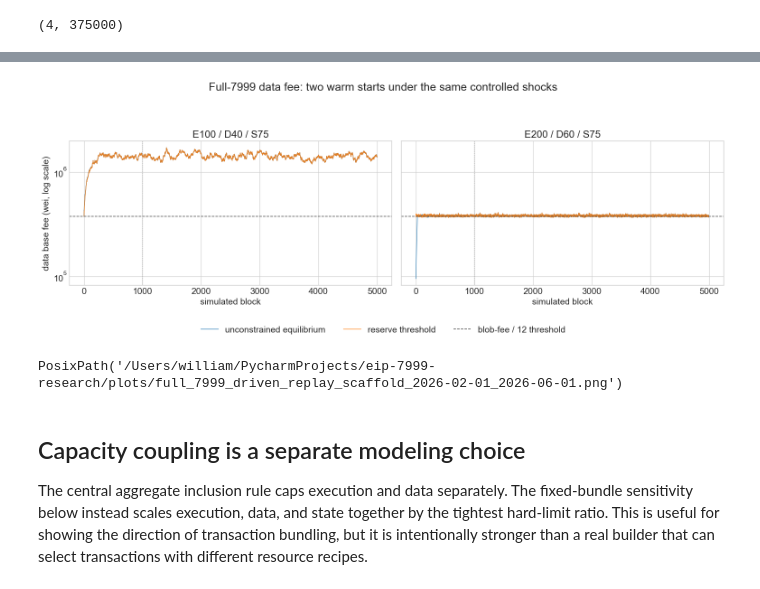
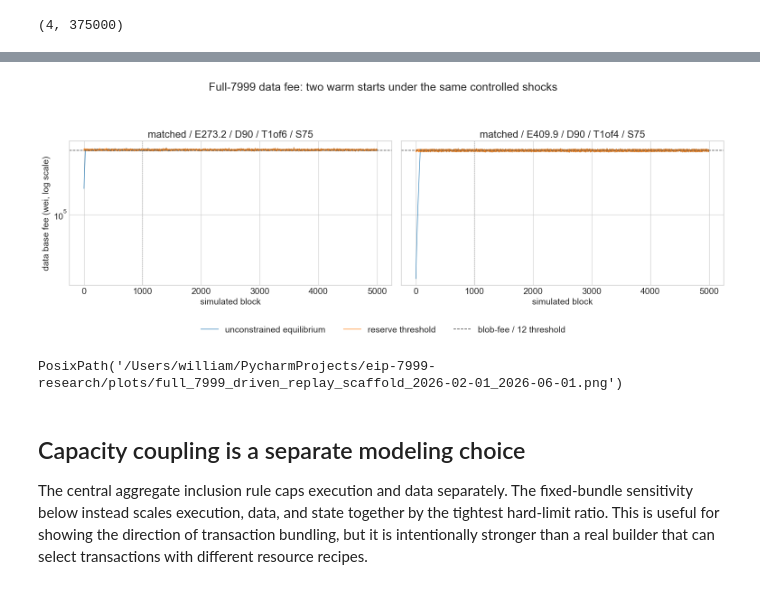
Before and after one commit to M1kuW1ll/eip-7999-research, a Jupyter notebook: notebooks/2.1-full-7999-driven-replay-scaffold.ipynb, the cells around one changed output, grey strips where cells are left out. Cells and saved outputs as stored; diff of their text form; code cells hidden in the pictures.

```diff
--- a/notebooks/2.1-full-7999-driven-replay-scaffold.ipynb
+++ b/notebooks/2.1-full-7999-driven-replay-scaffold.ipynb
@@ -72,7 +72,13 @@ OUT_PLOT = PLOTS_DIR / f"full_7999_driven_replay_scaffold_{DATE_LABEL}.png"
 
 accounting_card = pd.read_csv(ACCOUNTING_CARD_CSV).iloc[0]
 headline = pd.read_csv(HEADLINE_CSV)
-headline = headline[headline["scenario"].isin(["E100_D40_S75", "E200_D60_S75"])].copy()
+headline = (
+    headline[headline["data_target_denominator"].isin([6, 4])]
+    .sort_values("data_target_denominator", ascending=False)
+    .copy()
+)
+REPLAY_SCENARIOS = headline["scenario"].tolist()
+STRESS_SCENARIO = REPLAY_SCENARIOS[0]
 elasticities = pd.read_csv(ELASTICITY_CSV)
 central_elasticity = elasticities.set_index("window_days").loc[CENTRAL_WINDOW]
 
@@ -109,7 +115,7 @@ warm_start_rows = []
 for row in headline.itertuples(index=False):
     targets = {
         "execution": int(row.execution_gas_limit // 2),
-        "data": int(row.data_gas_limit // 4),
+        "data": int(row.data_gas_target),
         "state": int(row.state_gas_target),
     }
     protocol_fees = {
@@ -125,6 +131,7 @@ for row in headline.itertuples(index=False):
         execution_gas_limit=int(row.execution_gas_limit),
         bandwidth_gas_limit=int(row.data_gas_limit),
         state_gas_target=int(row.state_gas_target),
+        bandwidth_target_ratio=int(row.data_target_denominator),
         initial_execution_base_fee=protocol_fees["execution"],
         initial_bandwidth_base_fee=protocol_fees["data"],
         initial_state_base_fee=protocol_fees["state"],
@@ -263,7 +270,7 @@ def scenario_config(row, *, initial_data_fee):
         bandwidth_gas_limit=int(row.data_gas_limit),
         state_gas_target=int(row.state_gas_target),
         execution_target_ratio=2,
-        bandwidth_target_ratio=4,
+        bandwidth_target_ratio=int(row.data_target_denominator),
         initial_execution_base_fee=int(row.execution_protocol_base_fee_wei),
         initial_bandwidth_base_fee=int(initial_data_fee),
         initial_state_base_fee=int(row.state_protocol_base_fee_wei),
@@ -319,36 +326,36 @@ display(summary)
 # %%
 fig, axes = plt.subplots(1, 2, figsize=(15.5, 5.8), sharey=True)
-for ax, scenario in zip(axes, ["E100_D40_S75", "E200_D60_S75"]):
+for ax, scenario in zip(axes, REPLAY_SCENARIOS):
     for initialization in ["unconstrained equilibrium", "reserve threshold"]:
         run = runs[(scenario, initialization)]
         ax.plot(
             run["block_number"],
             run["data_base_fee_wei"],
             linewidth=1.0,
             alpha=0.85,
             label=initialization,
         )
     ax.axhline(
         RESERVE_THRESHOLD_WEI, color="#555555", linestyle="--",
         linewidth=1.1, label="blob-fee / 12 threshold"
     )
     ax.axvline(BURN_IN_BLOCKS, color="#999999", linestyle=":", linewidth=1)
     ax.set_yscale("log")
     ax.set_title(scenario.replace("_", " / "))
     ax.set_xlabel("simulated block")
 axes[0].set_ylabel("data base fee (wei, log scale)")
 handles, labels = axes[0].get_legend_handles_labels()
 fig.legend(
     handles, labels, loc="lower center", bbox_to_anchor=(0.5, -0.01),
     ncol=3, frameon=False,
 )
 fig.suptitle("Full-7999 data fee: two warm starts under the same controlled shocks", y=0.98)
 fig.tight_layout(rect=(0, 0.09, 1, 0.91))
 fig.savefig(OUT_PLOT, dpi=160, bbox_inches="tight")
 plt.show()
 OUT_PLOT
 # %% [output]
-[figure, old version]
+[figure, new version]
 PosixPath('/Users/william/PycharmProjects/eip-7999-research/plots/full_7999_driven_replay_scaffold_2026-02-01_2026-06-01.png')
 # %% [markdown]
 ## Capacity coupling is a separate modeling choice
```
Also changed, not shown: parts of 4 cells of this notebook, 17 other files.
